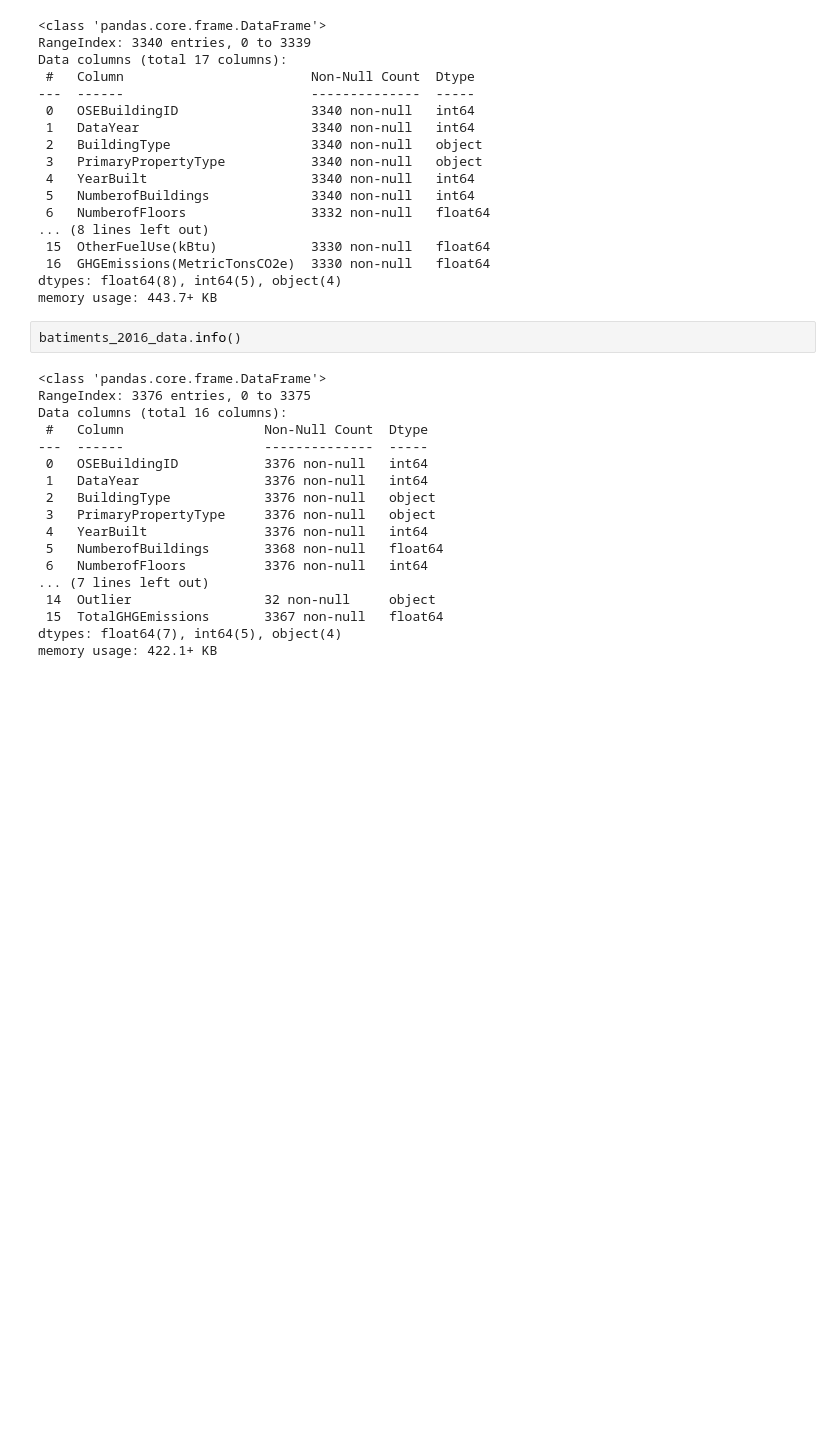
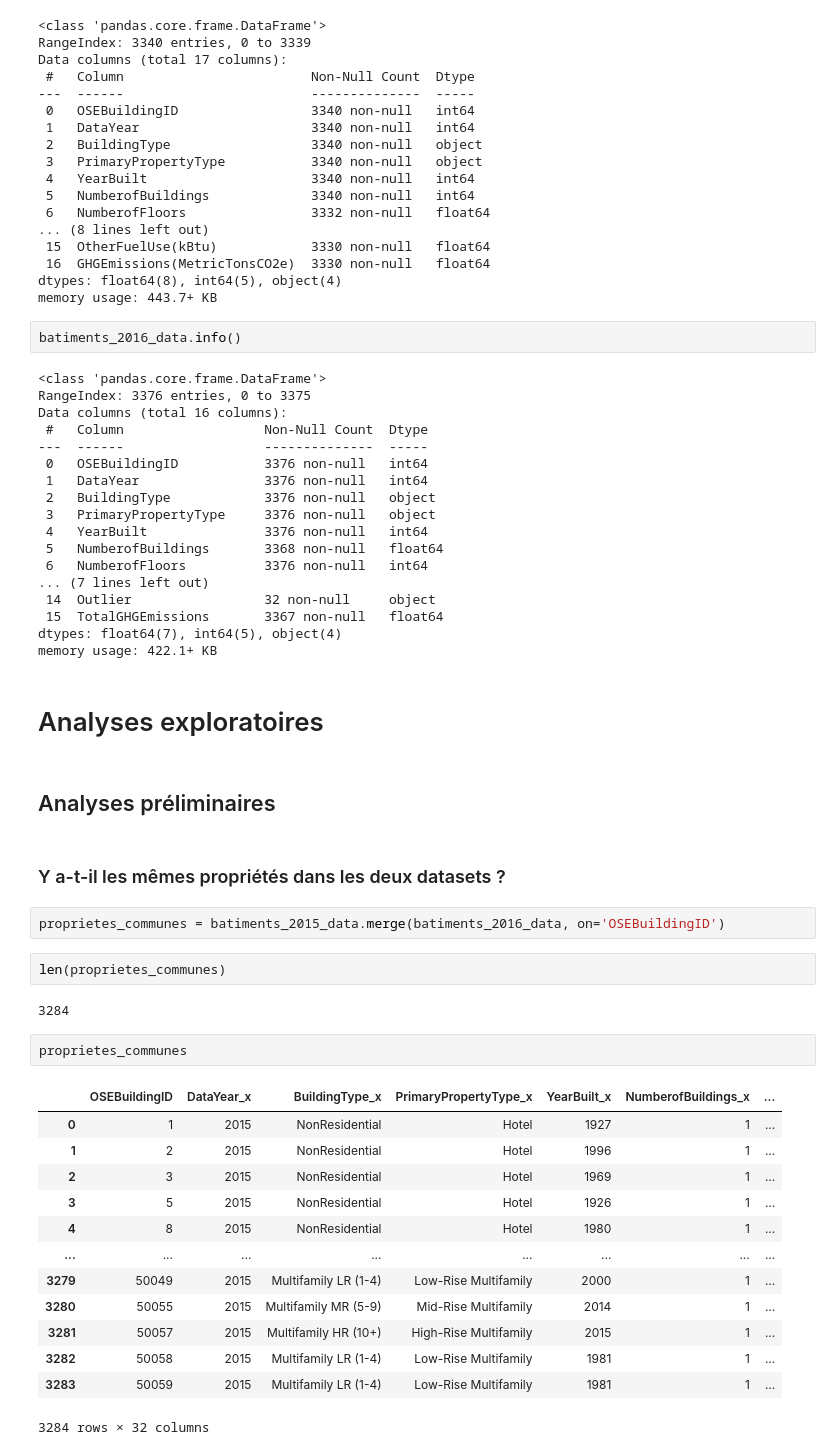
Before and after one commit to sebastienbourgeois/oc-p4-anticiper-besoin-consommation-batiments, a Jupyter notebook: Pelec_01_notebook.ipynb, the cells around one changed output. Drawn from its saved outputs; the diff is of its cells as text; blank space fills up the shorter version.

Commit message:
MAJ notebook : précisions ajoutées dans les notes sur le choix des variables, début de l'analyse exploratoire

```diff
--- a/Pelec_01_notebook.ipynb
+++ b/Pelec_01_notebook.ipynb
@@ -181,3 +187,31 @@ Data columns (total 16 columns):
  15  TotalGHGEmissions       3367 non-null   float64
 dtypes: float64(7), int64(5), object(4)
 memory usage: 422.1+ KB
+# %% [markdown]
+# Analyses exploratoires
+# %% [markdown]
+## Analyses préliminaires
+# %% [markdown]
+### Y a-t-il les mêmes propriétés dans les deux datasets ?
+# %%
+proprietes_communes = batiments_2015_data.merge(batiments_2016_data, on='OSEBuildingID')
+# %%
+len(proprietes_communes)
+# %% [output]
+3284
+# %%
+proprietes_communes
+# %% [output]
+|  | OSEBuildingID | DataYear_x | BuildingType_x | PrimaryPropertyType_x | YearBuilt_x | NumberofBuildings_x | ... |
+| 0 | 1 | 2015 | NonResidential | Hotel | 1927 | 1 | ... |
+| 1 | 2 | 2015 | NonResidential | Hotel | 1996 | 1 | ... |
+| 2 | 3 | 2015 | NonResidential | Hotel | 1969 | 1 | ... |
+| 3 | 5 | 2015 | NonResidential | Hotel | 1926 | 1 | ... |
+| 4 | 8 | 2015 | NonResidential | Hotel | 1980 | 1 | ... |
+| ... | ... | ... | ... | ... | ... | ... | ... |
+| 3279 | 50049 | 2015 | Multifamily LR (1-4) | Low-Rise Multifamily | 2000 | 1 | ... |
+| 3280 | 50055 | 2015 | Multifamily MR (5-9) | Mid-Rise Multifamily | 2014 | 1 | ... |
+| 3281 | 50057 | 2015 | Multifamily HR (10+) | High-Rise Multifamily | 2015 | 1 | ... |
+| 3282 | 50058 | 2015 | Multifamily LR (1-4) | Low-Rise Multifamily | 1981 | 1 | ... |
+| 3283 | 50059 | 2015 | Multifamily LR (1-4) | Low-Rise Multifamily | 1981 | 1 | ... |
+3284 rows × 32 columns
```
Also changed, not shown: parts of 1 cell of this notebook.
